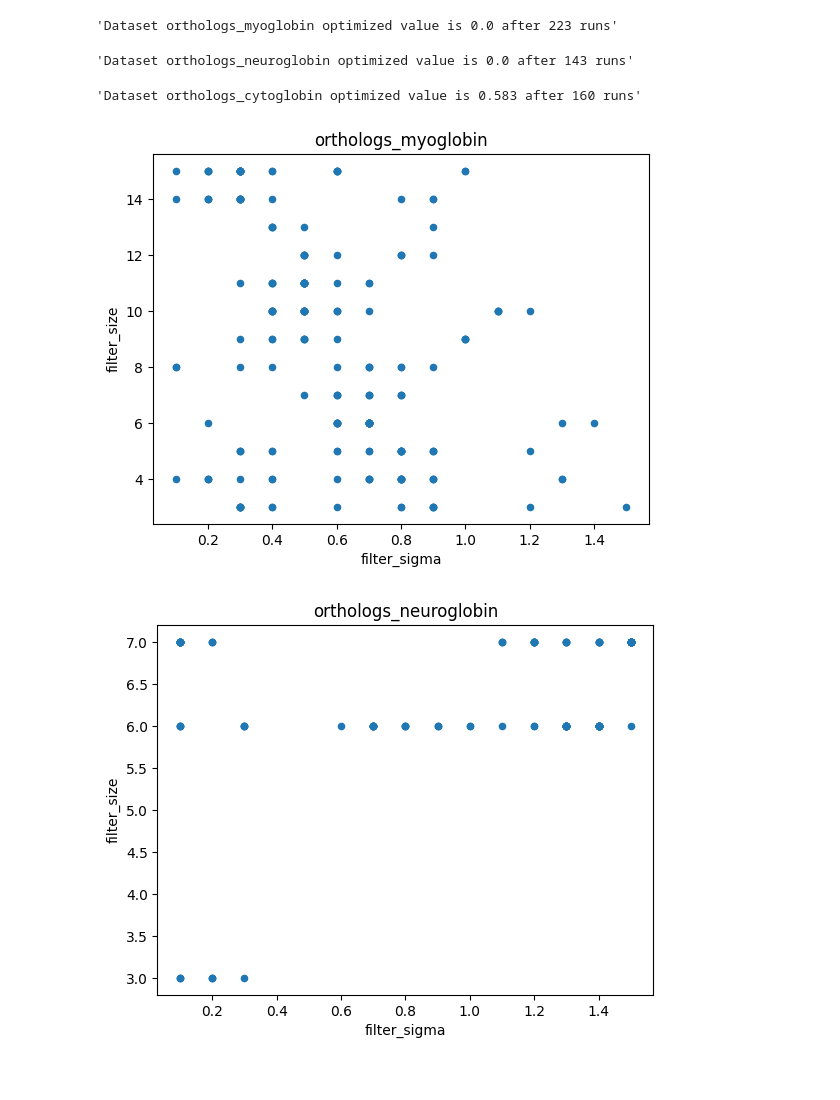
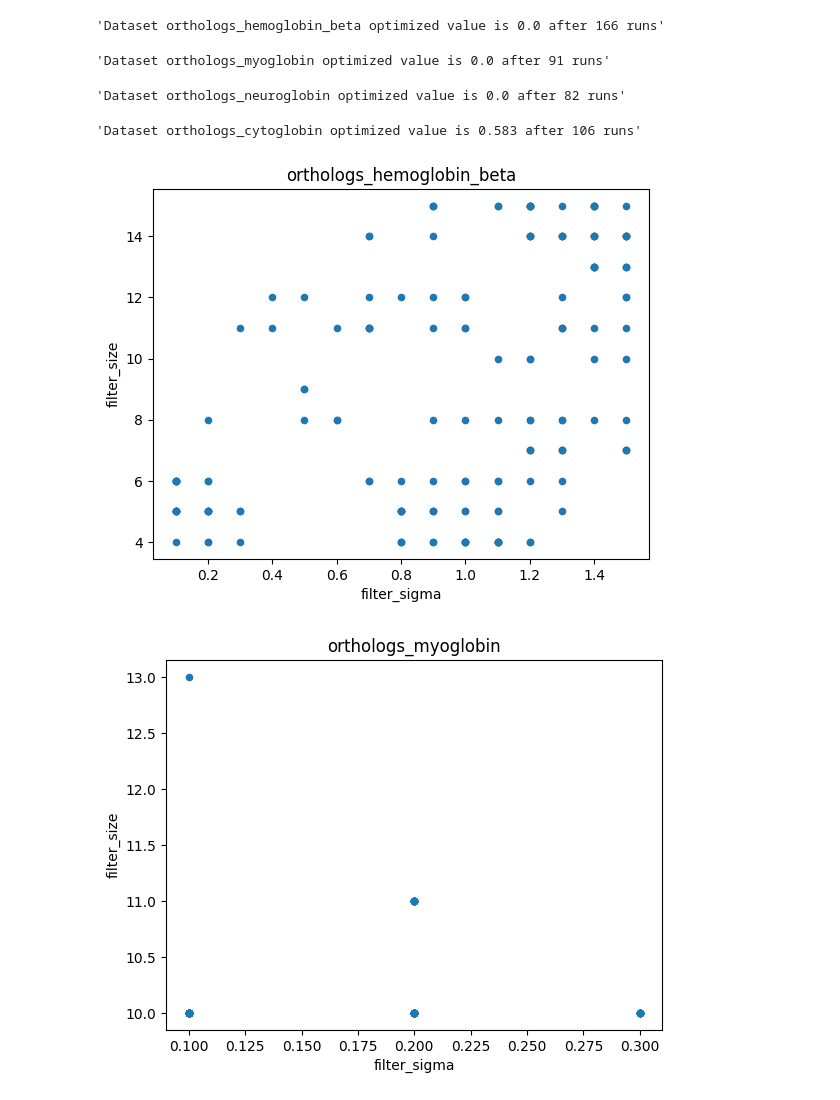
Before and after one commit to TreeTechDev/biomodelml, a Jupyter notebook: notebooks/results/v5/Optimization Analysis.ipynb, the cells around one changed output. Cells and saved outputs as stored; diff of their text form; code cells hidden in the pictures.

Commit message:
fixing images and building new results

```diff
--- a/notebooks/results/v5/Optimization Analysis.ipynb
+++ b/notebooks/results/v5/Optimization Analysis.ipynb
@@ -4,23 +4,24 @@ import pandas
 # %%
 pandas.set_option('display.max_rows', 400)
 # %%
-datasets = ["orthologs_myoglobin", "orthologs_neuroglobin", "orthologs_cytoglobin"]
+datasets = ["orthologs_hemoglobin_beta", "orthologs_myoglobin", "orthologs_neuroglobin", "orthologs_cytoglobin"]
 dfs = []
 for data in datasets:
     cnx = sqlite3.connect(f"../../../data/{data}.db")
     df = pandas.read_sql_query("""
         SELECT p.trial_id, p.param_name as param, ROUND(p.param_value, 2) as p_value, value FROM
         trial_values as v JOIN trial_params as p ON v.trial_id = p.trial_id
         WHERE value = ( SELECT MIN(value) FROM trial_values );""", cnx)
     min_value = df["value"][0]
     df_groups = df[["trial_id", "param", "p_value"]].groupby(["trial_id", "param", "p_value"]).count()
     df_normalized = df_groups.reset_index().pivot(index="trial_id", columns="param").reset_index()
     df_normalized.p_value.plot(x="filter_sigma", y="filter_size", title=data, kind="scatter")
     display(f"Dataset {data} optimized value is {round(min_value, 3)} after {df_normalized.shape[0]} runs")
     dfs.append(df_normalized.p_value)
 # %% [output]
-'Dataset orthologs_myoglobin optimized value is 0.0 after 223 runs'
+'Dataset orthologs_hemoglobin_beta optimized value is 0.0 after 166 runs'
-'Dataset orthologs_neuroglobin optimized value is 0.0 after 143 runs'
+'Dataset orthologs_myoglobin optimized value is 0.0 after 91 runs'
-'Dataset orthologs_cytoglobin optimized value is 0.583 after 160 runs'
+'Dataset orthologs_neuroglobin optimized value is 0.0 after 82 runs'
+'Dataset orthologs_cytoglobin optimized value is 0.583 after 106 runs'
-[figure, old version]
+[figure, new version]
-[figure, old version]
+[figure, new version]
```
Also changed, not shown: parts of 3 cells of this notebook, 3 other files.
